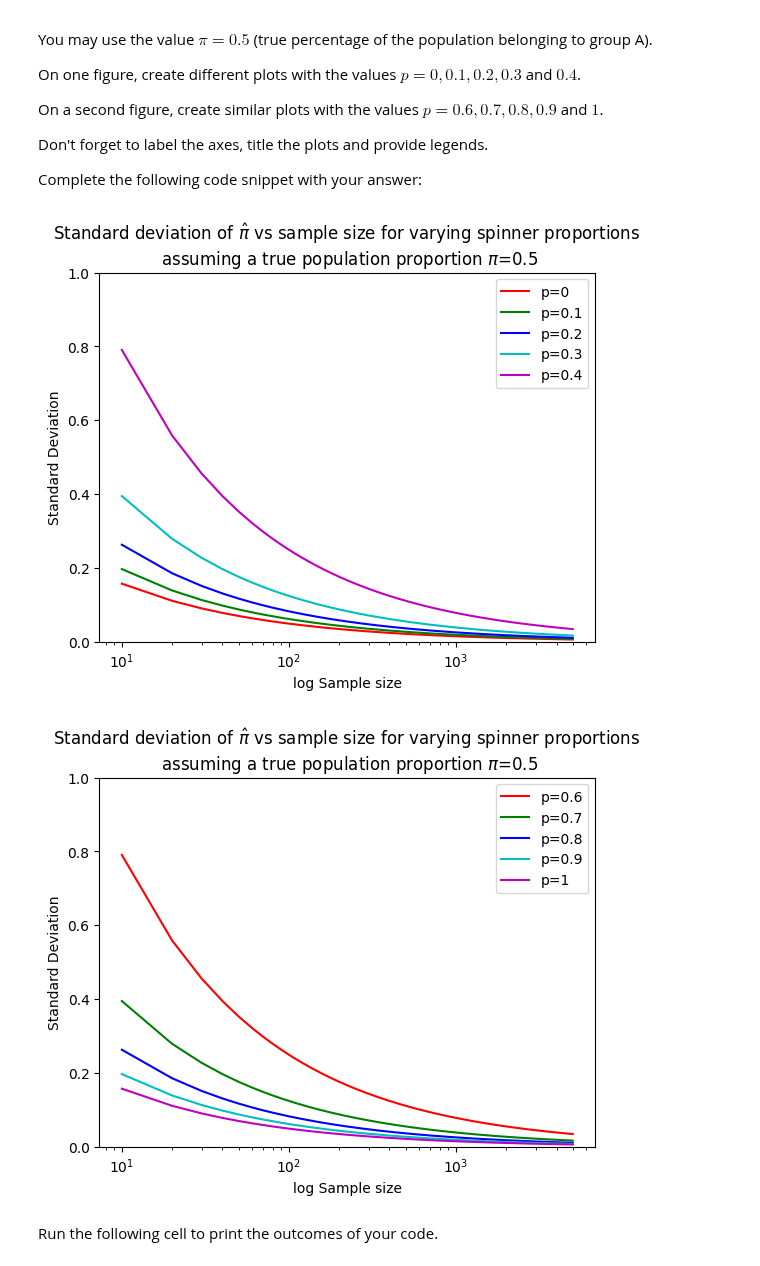
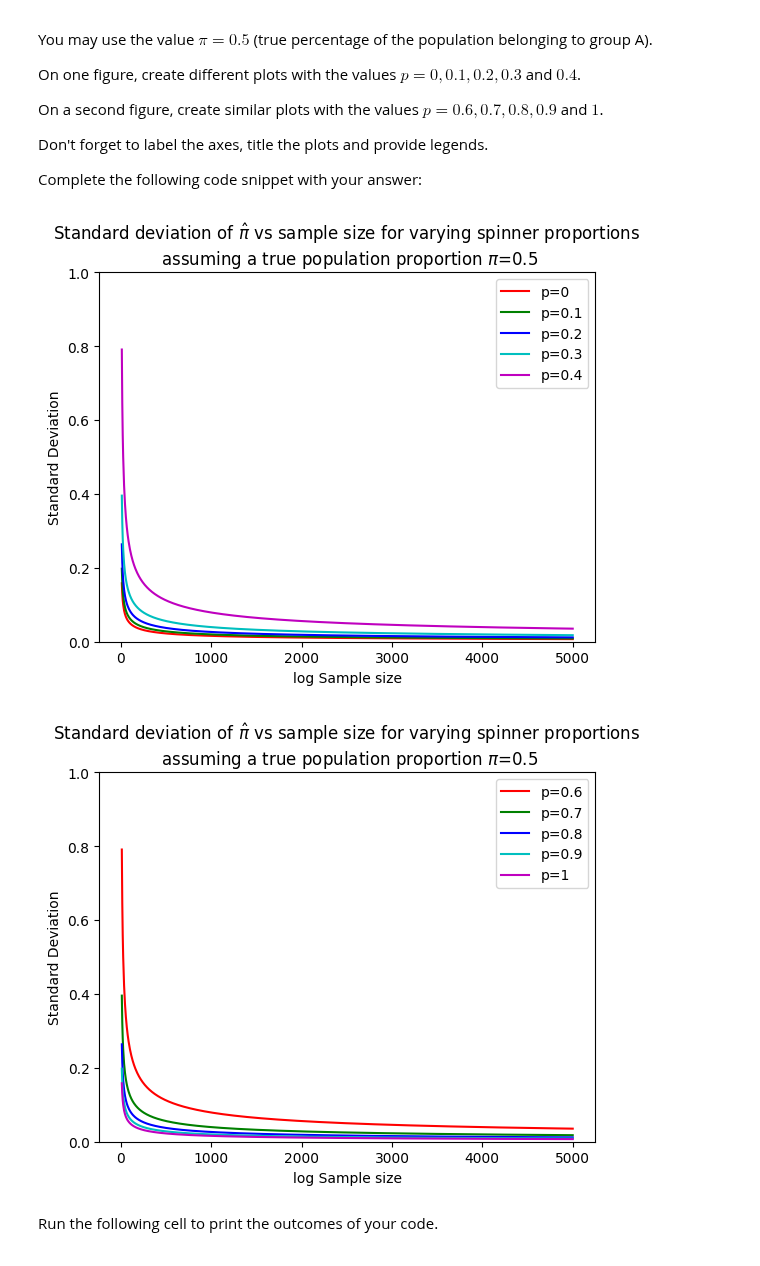
Before and after one commit to KJWesthoff/233LabTaskForce, a Jupyter notebook: lab1/Lab1.ipynb, the cells around one changed output. Saved outputs shown, nothing was run; the diff lists cells and outputs as text; code cells hidden in the pictures.

```diff
--- a/lab1/Lab1.ipynb
+++ b/lab1/Lab1.ipynb
@@ -447,42 +447,42 @@ Don't forget to label the axes, title the plots and provide legends.
 Complete the following code snippet with your answer:
 # %%
 
-
+## Formula for S.D.
 def sd_pi_hat(p, n, pi):
     res = 1/n*(1/(16*(p-0.5)**2)-1/4+pi*(1-pi))
     return res**(1/2)
 
 
 def create_2b_plot(plot, p_vals, key_loc='upper right'):
   colors = ['r', 'g', 'b', 'c', 'm', 'y', 'k', 'w']
 
   pi = 0.5
-  x = numpy.linspace(10, 5000, 500)
+  x = numpy.linspace(10, 5001, 1000)
   ax = plot.add_subplot(1, 1, 1)
   ax.set_ylim([0, 1])
 
   for p in p_vals:
     y = sd_pi_hat(p, x, pi)
-    pyplot.semilogx(x, y, colors.pop(0), label=f'{p=}')
+    pyplot.plot(x, y, colors.pop(0), label=f'{p=}')
 
   pyplot.legend(loc=key_loc)
   pyplot.xlabel('log Sample size')
   pyplot.ylabel('Standard Deviation')
   pyplot.title('Standard deviation of $\hat{\pi}$ vs sample size for varying spinner proportions \n assuming a true population proportion $\pi$=%.1f' %pi)
   pyplot.show()
 
 
 
 p_vals = [0, 0.1, 0.2, 0.3, 0.4]
 p2b_figure_1 = pyplot.figure();
 create_2b_plot(p2b_figure_1, p_vals)
 
 p_vals = [0.6, 0.7, 0.8, 0.9, 1]
 p2b_figure_2 = pyplot.figure();
 create_2b_plot(p2b_figure_2, p_vals)
 # %% [output]
-[figure, old version]
+[figure, new version]
-[figure, old version]
+[figure, new version]
 # %% [markdown]
 Run the following cell to print the outcomes of your code.
 # %%
```
